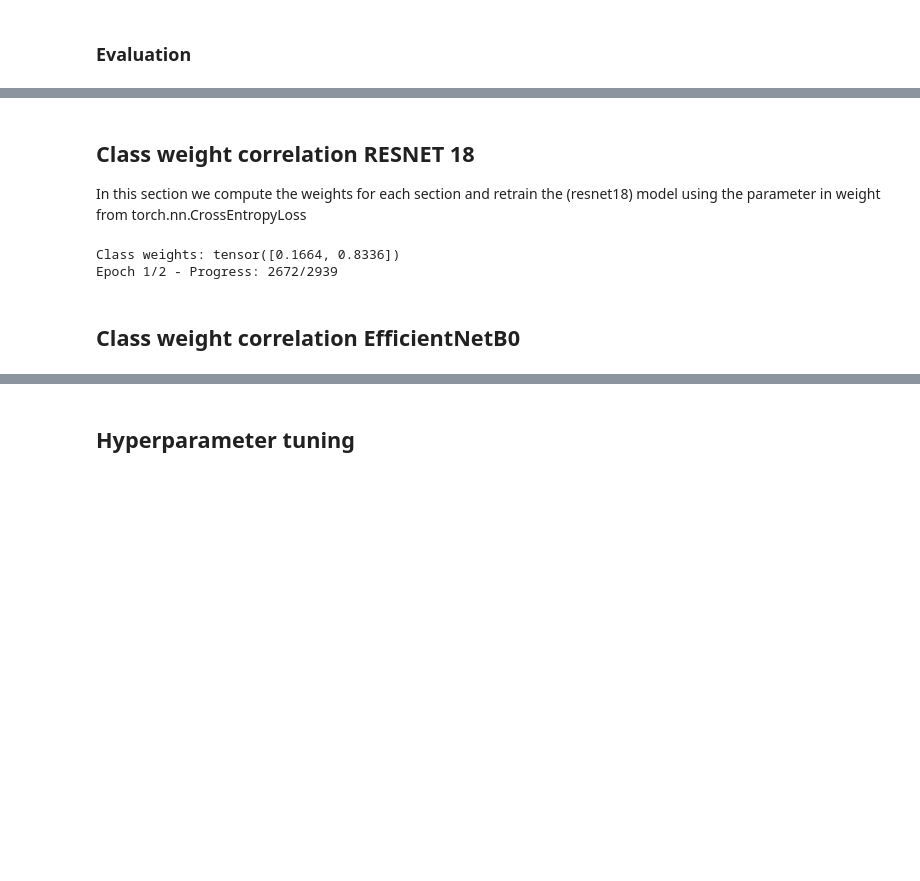
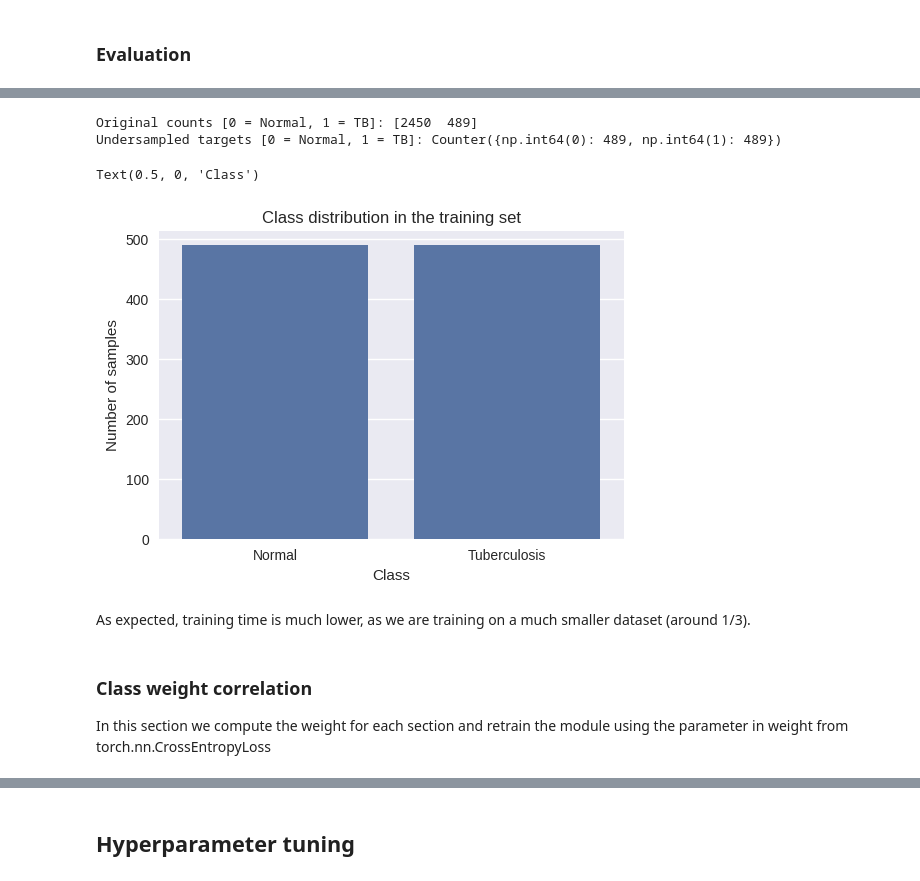
Before and after one commit to pfs26/merit-aih-xray, a Jupyter notebook: main.ipynb, the cells around one changed output, grey strips where cells are left out. Drawn from its saved outputs; the diff is of its cells as text; code cells hidden in the pictures; blank space fills up the shorter version.

Commit message:
intent merge canvis amb anteriors

```diff
--- a/main.ipynb
+++ b/main.ipynb
@@ -679,0 +784,40 @@ This idea is to discover which technique works best for our dataset, and if it i
+# %%
+train_set = datasets.ImageFolder(root=utils.dirs['train'], transform=utils.transform['train'])
+
+targets = np.array(train_set.targets)
+
+# Count samples per class
+class_counts = np.bincount(targets)
+print(f"Original counts [0 = Normal, 1 = TB]: {class_counts}")
+
+# Minority class size
+min_count = np.min(class_counts)
+
+# Collect indices for each class
+indices_per_class = [np.where(targets == cls)[0] for cls in range(len(class_counts))]
+
+# Random undersampling (sense replace)
+undersampled_indices = np.hstack([np.random.choice(indices, min_count, replace=False) for indices in indices_per_class])
+
+# Shuffle indices (canviem ordre per evitar que pugui aprendre un ordre)
+np.random.shuffle(undersampled_indices)
+
+# Create subset
+undersampled_dataset = torch.utils.data.Subset(train_set, undersampled_indices)
+
+train_loader_undersample = DataLoader(undersampled_dataset, batch_size=BATCH_SIZE, shuffle=True, num_workers=2)
+
+# Verify counts
+undersampled_targets = [targets[i] for i in undersampled_indices]
+print(f"Undersampled targets [0 = Normal, 1 = TB]: {Counter(undersampled_targets)}")
+
+plt.figure(figsize=(6, 4))
+sns.barplot(x=class_names, y=Counter(undersampled_targets).values())
+plt.title("Class distribution in the training set")
+plt.ylabel("Number of samples")
+plt.xlabel("Class")
+# %% [output]
+Original counts [0 = Normal, 1 = TB]: [2450  489]
+Undersampled targets [0 = Normal, 1 = TB]: Counter({np.int64(0): 489, np.int64(1): 489})
+Text(0.5, 0, 'Class')
+[figure, added]
@@ -680,17 +837,15 @@ This idea is to discover which technique works best for our dataset, and if it i
+# %% [markdown]
+As expected, training time is much lower, as we are training on a much smaller dataset (around 1/3).
 # %% [markdown]
-## Class weight correlation RESNET 18
+### Class weight correlation
 
-In this section we compute the weights for each section and retrain the (resnet18) model using the parameter in weight from torch.nn.CrossEntropyLoss
+In this section we compute the weight for each section and retrain the module using the parameter in weight from torch.nn.CrossEntropyLoss
 # %%
-# Compute class weights for the training set
+# Cmpute class weights for the training set
 class_weights = imbalance_utils.get_class_weights(train_set)
 print(f"Class weights: {class_weights}")
 
-# criterion will be cross entropy loss since we have a classification problem
-# optimizer will be Adam with a learning rate of 1e-4
-
-import torch.nn as nn
-import torch.optim as optim
+resnet18 = utils.get_resnet18(out_classes=len(class_names), pretrained=True)
 
 criterion = torch.nn.CrossEntropyLoss(weight=class_weights.to(device))
 optimizer = optim.AdamW(
@@ -699,11 +854,4 @@ optimizer = optim.AdamW(
     weight_decay=1e-4
 )
 
-NUM_EPOCHS = 2
-
-train_model(resnet18, train_loader, criterion, optimizer, NUM_EPOCHS, "models/resnet18_classweight.pth", val_loader=val_loader, csv_path=f"stats_resnet18_{NUM_EPOCHS}epochs.csv")
+train_model(resnet18, train_loader, criterion, optimizer, NUM_EPOCHS, "models/resnet18_class_weights.pth", val_loader=val_loader, csv_path=f"stats_resnet18_class_weights_{NUM_EPOCHS}epochs.csv")
-# %% [output]
-Class weights: tensor([0.1664, 0.8336])
-Epoch 1/2 - Progress: 2672/2939
-# %% [markdown]
-## Class weight correlation EfficientNetB0
```
Also changed, not shown: parts of 35 cells of this notebook.
